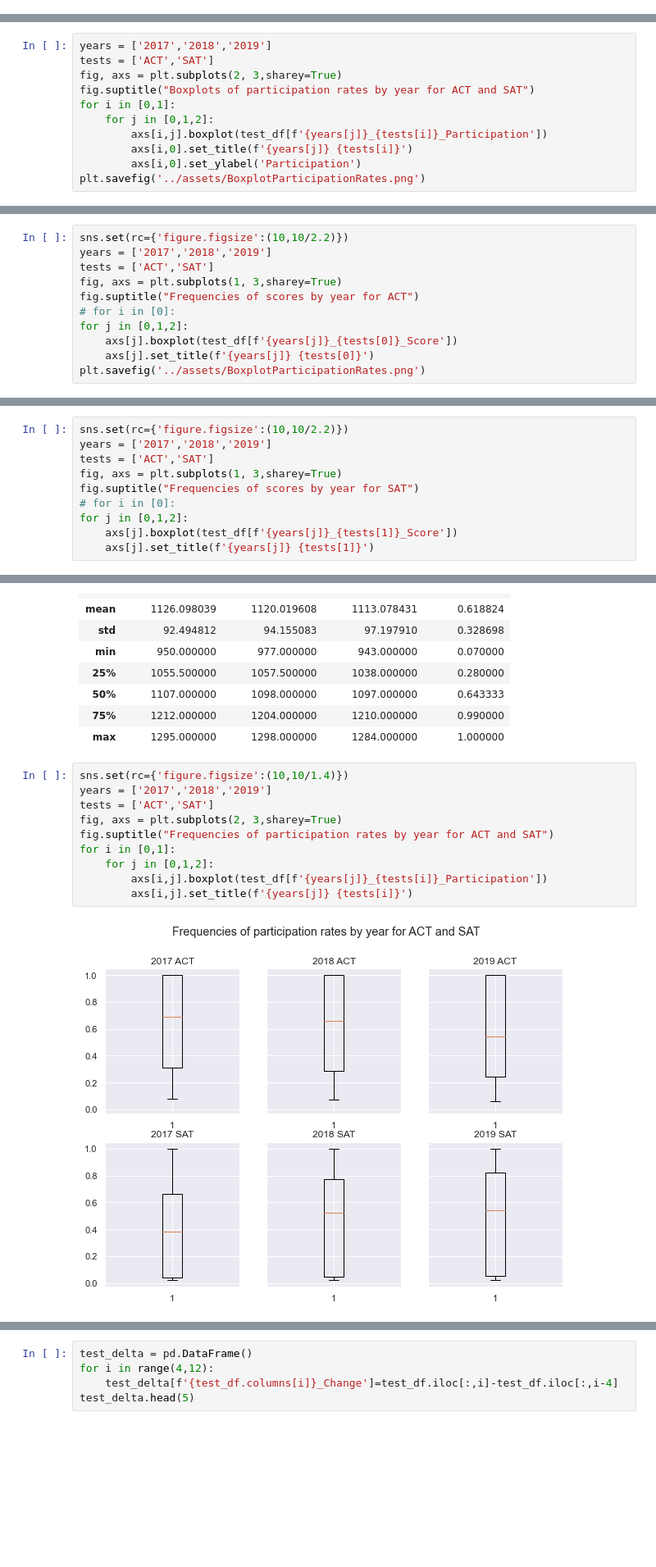
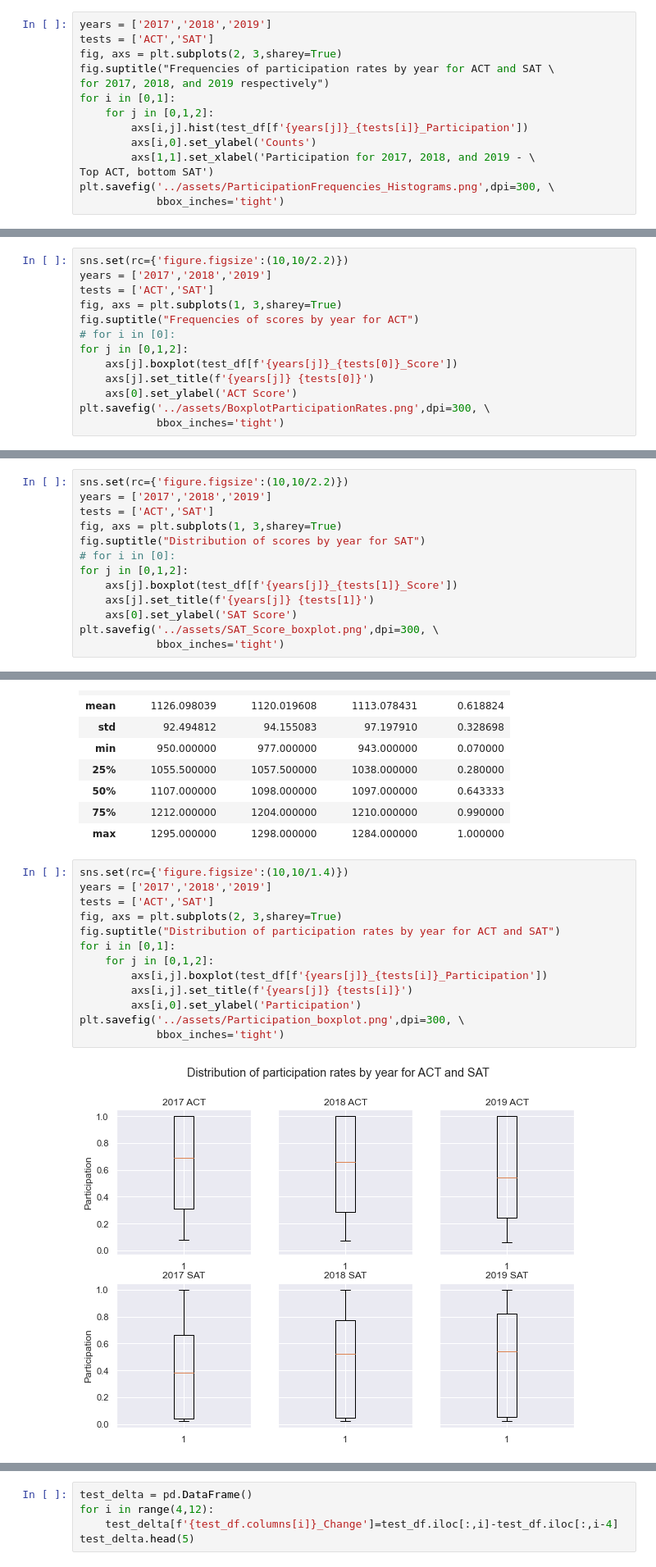
Before and after one commit to wcmohr/ScholasticExams, a Jupyter notebook: code/starter-code.ipynb, the cells around one changed output, grey strips where cells are left out. Shown at 82% size. Cells and saved outputs as stored; diff of their text form; blank space fills up the shorter version.

```diff
--- a/code/starter-code.ipynb
+++ b/code/starter-code.ipynb
@@ -1132,0 +804,14 @@ Here we see strong negative correlations between participation and score, that p
+# %%
+years = ['2017','2018','2019']
+tests = ['ACT','SAT']
+fig, axs = plt.subplots(2, 3,sharey=True)
+fig.suptitle("Frequencies of participation rates by year for ACT and SAT \
+for 2017, 2018, and 2019 respectively")
+for i in [0,1]:
+    for j in [0,1,2]:
+        axs[i,j].hist(test_df[f'{years[j]}_{tests[i]}_Participation'])
+        axs[i,0].set_ylabel('Counts')
+        axs[1,1].set_xlabel('Participation for 2017, 2018, and 2019 - \
+Top ACT, bottom SAT')
+plt.savefig('../assets/ParticipationFrequencies_Histograms.png',dpi=300, \
+            bbox_inches='tight')
@@ -1180,11 +836,0 @@ Here we see slightly declining participation in the ACT and a slight increase in
-# %%
-years = ['2017','2018','2019']
-tests = ['ACT','SAT']
-fig, axs = plt.subplots(2, 3,sharey=True)
-fig.suptitle("Boxplots of participation rates by year for ACT and SAT")
-for i in [0,1]:
-    for j in [0,1,2]:
-        axs[i,j].boxplot(test_df[f'{years[j]}_{tests[i]}_Participation'])
-        axs[i,0].set_title(f'{years[j]} {tests[i]}')
-        axs[i,0].set_ylabel('Participation')
-plt.savefig('../assets/BoxplotParticipationRates.png')
@@ -1246,5 +890,7 @@ fig.suptitle("Frequencies of scores by year for ACT")
 for j in [0,1,2]:
     axs[j].boxplot(test_df[f'{years[j]}_{tests[0]}_Score'])
     axs[j].set_title(f'{years[j]} {tests[0]}')
-plt.savefig('../assets/BoxplotParticipationRates.png')
+    axs[0].set_ylabel('ACT Score')
+plt.savefig('../assets/BoxplotParticipationRates.png',dpi=300, \
+            bbox_inches='tight')
 # %% [output]
@@ -1268,9 +914,12 @@ sns.set(rc={'figure.figsize':(10,10/2.2)})
 years = ['2017','2018','2019']
 tests = ['ACT','SAT']
 fig, axs = plt.subplots(1, 3,sharey=True)
-fig.suptitle("Frequencies of scores by year for SAT")
+fig.suptitle("Distribution of scores by year for SAT")
 # for i in [0]:
 for j in [0,1,2]:
     axs[j].boxplot(test_df[f'{years[j]}_{tests[1]}_Score'])
     axs[j].set_title(f'{years[j]} {tests[1]}')
+    axs[0].set_ylabel('SAT Score')
+plt.savefig('../assets/SAT_Score_boxplot.png',dpi=300, \
+            bbox_inches='tight')
 # %% [output]
@@ -1292,12 +941,15 @@ test_df.iloc[:,3::4].describe()
 # %%
 sns.set(rc={'figure.figsize':(10,10/1.4)})
 years = ['2017','2018','2019']
 tests = ['ACT','SAT']
 fig, axs = plt.subplots(2, 3,sharey=True)
-fig.suptitle("Frequencies of participation rates by year for ACT and SAT")
+fig.suptitle("Distribution of participation rates by year for ACT and SAT")
 for i in [0,1]:
     for j in [0,1,2]:
         axs[i,j].boxplot(test_df[f'{years[j]}_{tests[i]}_Participation'])
         axs[i,j].set_title(f'{years[j]} {tests[i]}')
+        axs[i,0].set_ylabel('Participation')
+plt.savefig('../assets/Participation_boxplot.png',dpi=300, \
+            bbox_inches='tight')
 # %% [output]
-[figure, old version]
+[figure, new version]
```
Also changed, not shown: parts of 140 cells of this notebook, 20 other files.
